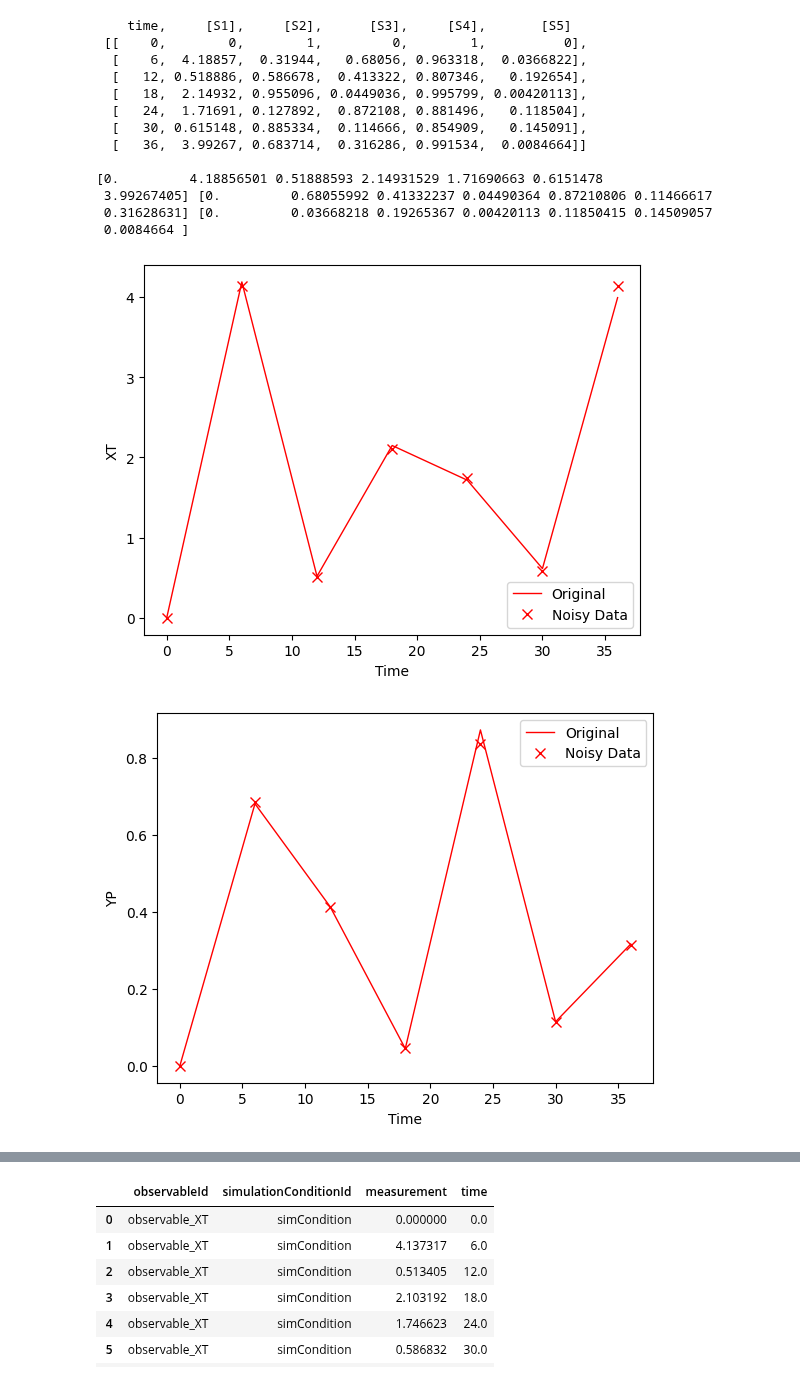
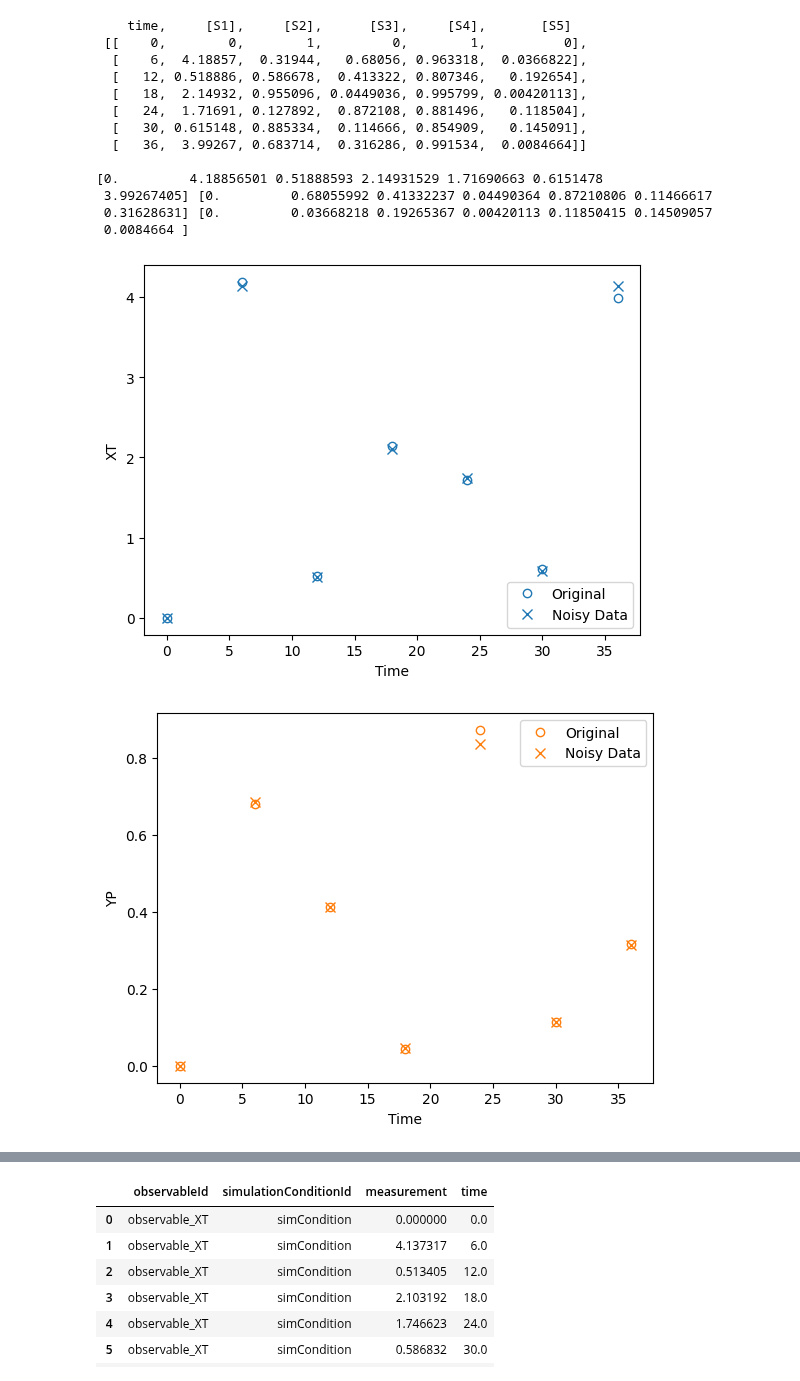
Before and after one commit to LarkinIt/BayesianBenchmark, a Jupyter notebook: Neg_Feed_Oscillate/generate_nfo_data.ipynb, the cells around one changed output, grey strips where cells are left out. Saved outputs shown, nothing was run; the diff lists cells and outputs as text; code cells hidden in the pictures.

Commit message:
Improved figures showing synthetic data

```diff
--- a/Neg_Feed_Oscillate/generate_nfo_data.ipynb
+++ b/Neg_Feed_Oscillate/generate_nfo_data.ipynb
@@ -50,29 +50,31 @@ print(xt, yt,rt)
 # %%
 ts_data = res[:, 0]
 dfs = []
+import seaborn as sns
+c = sns.color_palette("tab10", n_colors=3)
 
 for i, traj, in enumerate([xt,yt,rt]):
 	spec_name = f"observable_{SPEC_NAMES[i]}"
 
 	std = NOISE * traj
 	noisy_data = gaussian_noise(traj, std)
 
 	N_DATA = len(T_PTS)
 	# Save for later
 	df = pd.DataFrame()
 
 	df["observableId"] = [spec_name] * N_DATA
 	df["simulationConditionId"] = ["simCondition"] * N_DATA
 	df["measurement"] = noisy_data
 	df["time"] = T_PTS
 	dfs.append(df)
 
 	plt.figure(dpi=100)
-	plt.plot(ts_data, traj, 'r-', lw=1, label="Original")
-	plt.plot(T_PTS, noisy_data, 'rx', markersize=7, label="Noisy Data")
+	plt.plot(ts_data, traj, 'o', markeredgecolor=c[i], markerfacecolor="none", lw=1, label="Original")
+	plt.plot(T_PTS, noisy_data, 'x', markersize=7, color=c[i], label="Noisy Data")
 	plt.legend()
 	plt.xlabel("Time");
 	plt.ylabel(SPEC_NAMES[i]);
 # %% [output]
-[figure, old version]
+[figure, new version]
-[figure, old version]
+[figure, new version]
```
Also changed, not shown: parts of 1 cell of this notebook, 1 other file.
